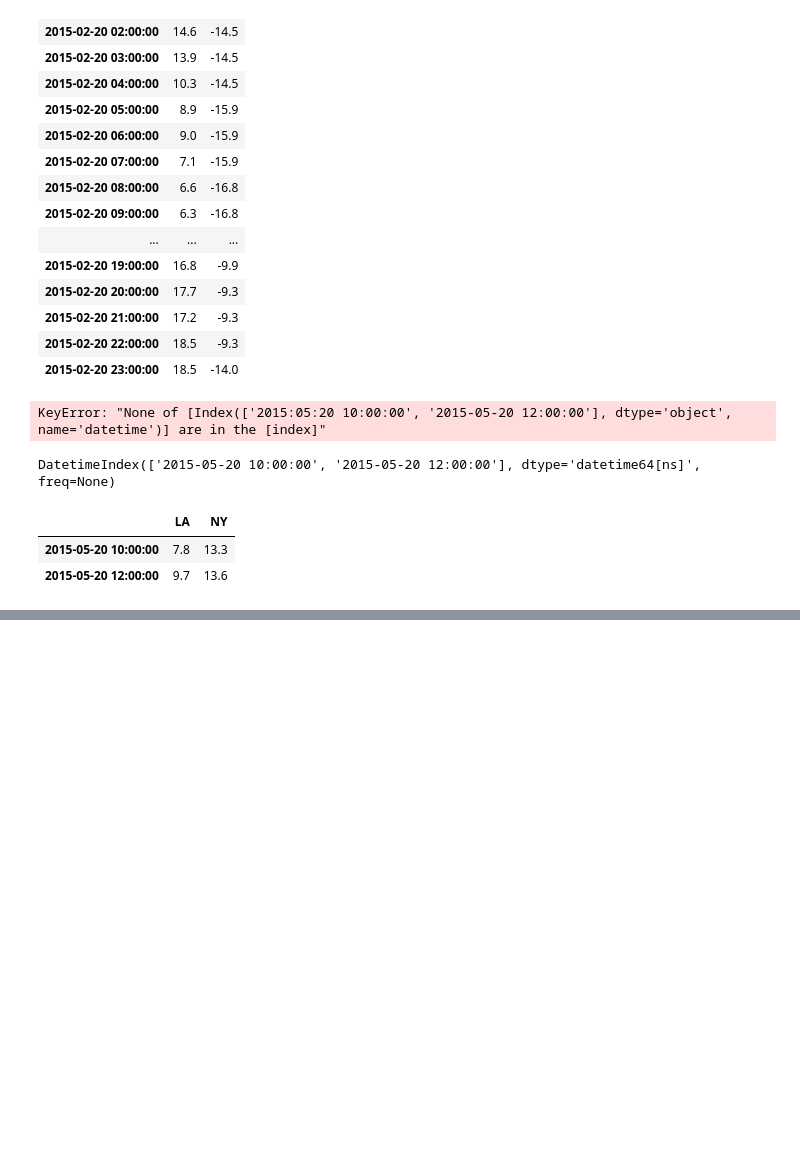
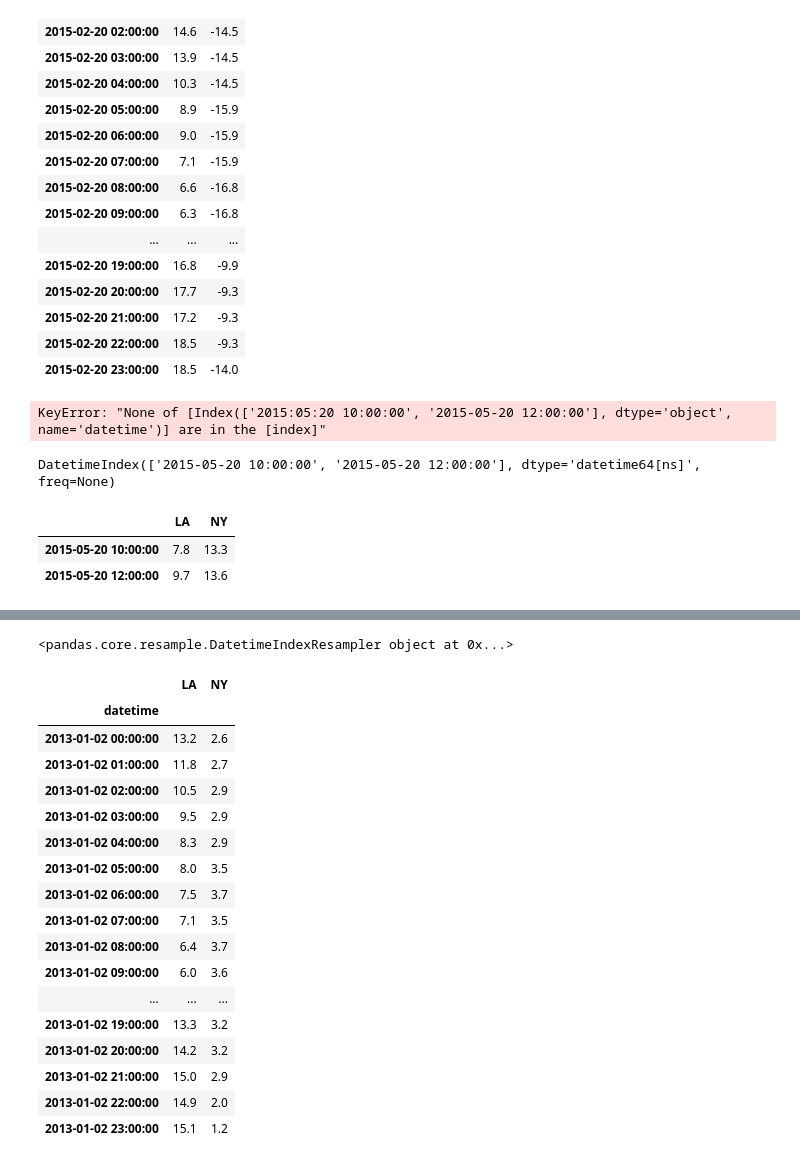
Before and after one commit to Rezamoghadam8810/Algorithmic_trading_tutorial, a Jupyter notebook: work_on_datetime_PANDAS.ipynb, the cells around one changed output, grey strips where cells are left out. Saved outputs shown, nothing was run; the diff lists cells and outputs as text; code cells hidden in the pictures; blank space fills up the shorter version.

```diff
--- a/work_on_datetime_PANDAS.ipynb
+++ b/work_on_datetime_PANDAS.ipynb
@@ -314,0 +344,25 @@ temp2.loc[two_days]
+# %%
+temp3.resample("D")
+# %% [output]
+<pandas.core.resample.DatetimeIndexResampler object at 0x...>
+# %%
+list(temp3.resample("D"))[1][1]
+# %% [output]
+|  | LA | NY |
+| datetime |  |  |
+| 2013-01-02 00:00:00 | 13.2 | 2.6 |
+| 2013-01-02 01:00:00 | 11.8 | 2.7 |
+| 2013-01-02 02:00:00 | 10.5 | 2.9 |
+| 2013-01-02 03:00:00 | 9.5 | 2.9 |
+| 2013-01-02 04:00:00 | 8.3 | 2.9 |
+| 2013-01-02 05:00:00 | 8.0 | 3.5 |
+| 2013-01-02 06:00:00 | 7.5 | 3.7 |
+| 2013-01-02 07:00:00 | 7.1 | 3.5 |
+| 2013-01-02 08:00:00 | 6.4 | 3.7 |
+| 2013-01-02 09:00:00 | 6.0 | 3.6 |
+| ... | ... | ... |
+| 2013-01-02 19:00:00 | 13.3 | 3.2 |
+| 2013-01-02 20:00:00 | 14.2 | 3.2 |
+| 2013-01-02 21:00:00 | 15.0 | 2.9 |
+| 2013-01-02 22:00:00 | 14.9 | 2.0 |
+| 2013-01-02 23:00:00 | 15.1 | 1.2 |
```
Also changed, not shown: parts of 17 cells of this notebook.
